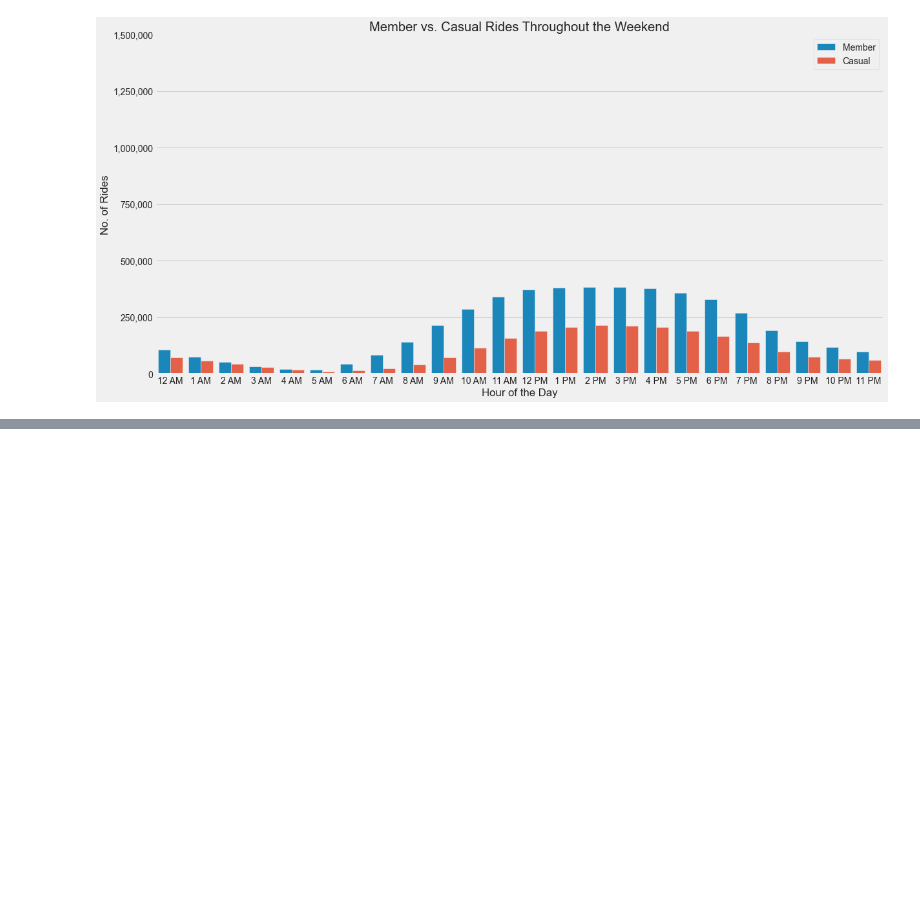
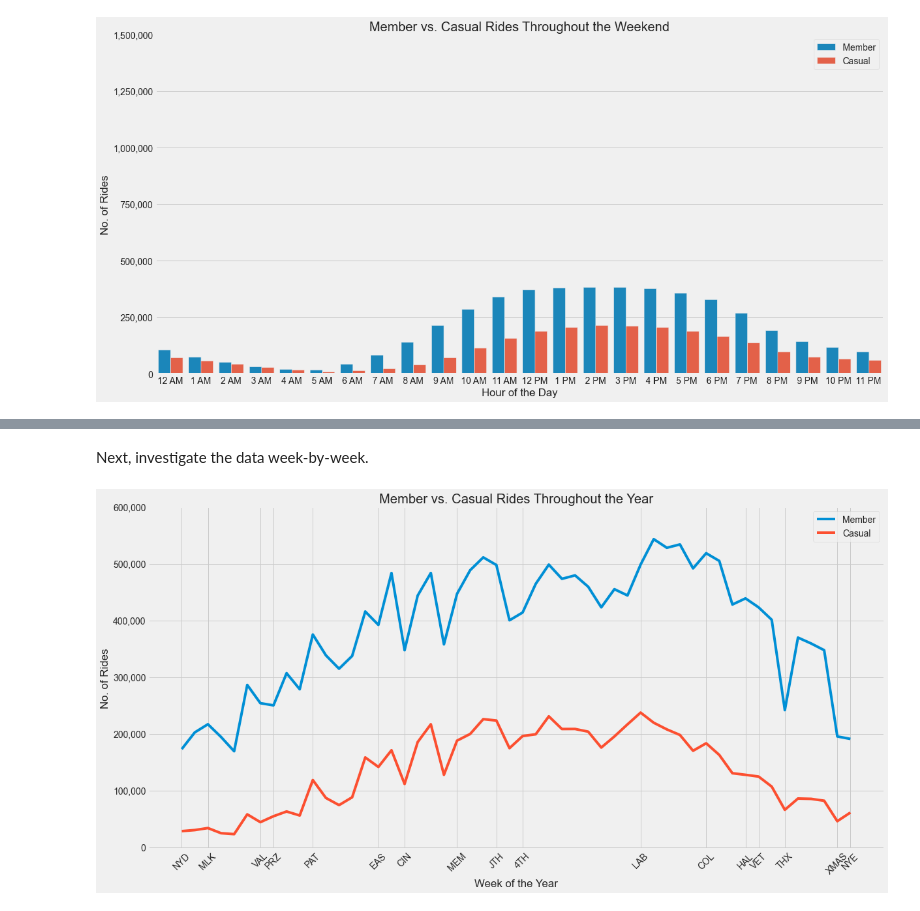
Before and after one commit to jchatterjee/nycdsa_capstone, a Jupyter notebook: DA_Q1_Rider_Behavior.ipynb, the cells around one changed output, grey strips where cells are left out. Cells and saved outputs as stored; diff of their text form; code cells hidden in the pictures; blank space fills up the shorter version.

```diff
--- a/DA_Q1_Rider_Behavior.ipynb
+++ b/DA_Q1_Rider_Behavior.ipynb
@@ -207,0 +230,25 @@ plt.show()
+# %% [markdown]
+Next, investigate the data week-by-week.
+# %%
+# Creating new dataframe to decrease computational load
+viz = pd.DataFrame(CB_Ride_Time.groupby('week_of_year')['member_casual'].value_counts())
+viz = viz.reset_index("week_of_year").rename(columns = {"member_casual":"num_riders"}).reset_index()
+
+# Creating seaborn countplot
+plt.figure(figsize=(18,9))
+g = sns.lineplot(x = 'week_of_year', y = 'num_riders', data = viz, hue = 'member_casual', sort=True)
+
+# Plot formatting
+g.set_yticks(list(range(0,700000,100000)))
+g.yaxis.set_major_formatter(StrMethodFormatter('{x:,}'))
+g.set_xticks([1,3,7,8,11,16,18,22,25,27,36,41,44,45,47,51,52])
+g.set_xticklabels(['NYD', 'MLK', 'VAL', 'PRZ', 'PAT', 'EAS', 'CIN',
+                   'MEM', 'JTH', '4TH', 'LAB', 'COL', 'HAL', 'VET', 'THX', 'XMAS', 'NYE'],
+                 rotation = 45)
+plt.legend(prop={'size': 14})
+plt.title('Member vs. Casual Rides Throughout the Year')
+plt.xlabel('Week of the Year')
+plt.ylabel('No. of Rides')
+plt.show()
+# %% [output]
+[figure, added]
```
Also changed, not shown: parts of 6 cells of this notebook.
